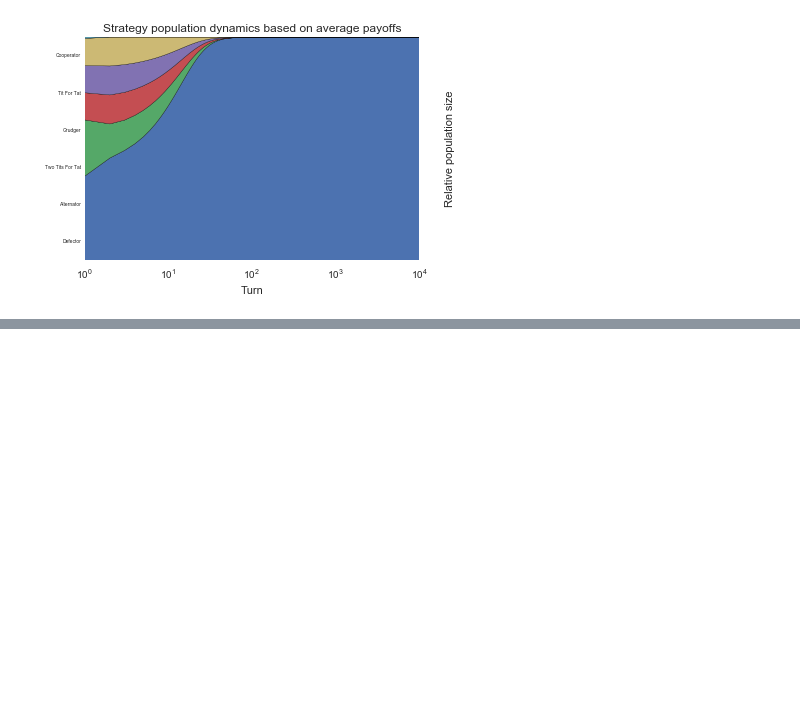
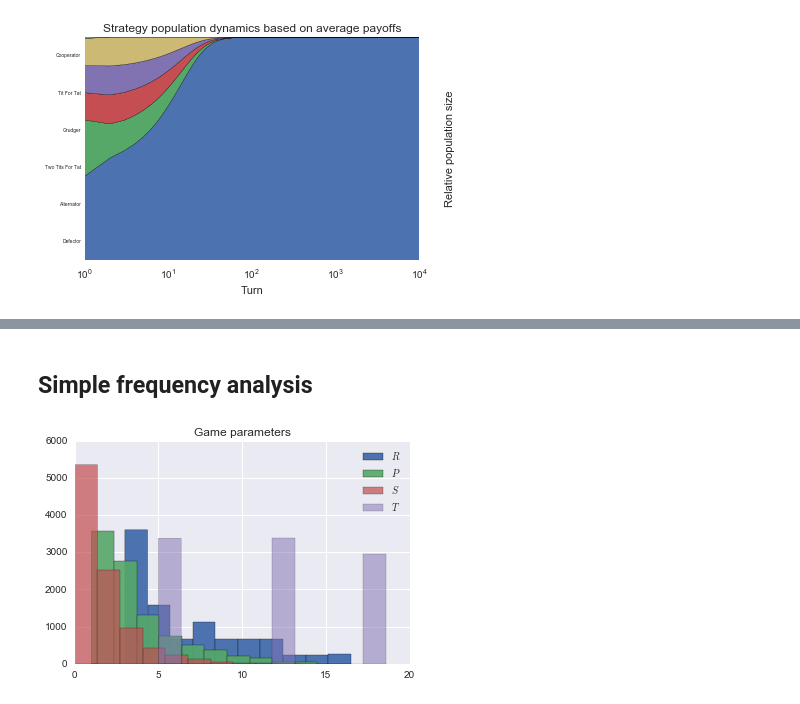
Before and after one commit to drvinceknight/unpeudemath, a Jupyter notebook: assets/code/prisoners_dilemma_of_giving_gifts.ipynb, the cells around one changed output, grey strips where cells are left out. Drawn from its saved outputs; the diff is of its cells as text; code cells hidden in the pictures; blank space fills up the shorter version.

Commit message:
Analysising the daa.

```diff
--- a/assets/code/prisoners_dilemma_of_giving_gifts.ipynb
+++ b/assets/code/prisoners_dilemma_of_giving_gifts.ipynb
@@ -91,0 +93,12 @@ df.describe()
+# %% [markdown]
+## Simple frequency analysis
+# %%
+plt.figure()
+plt.hist(df["R"], label="$R$")
+plt.hist(df["P"], label="$P$", alpha=.9)
+plt.hist(df["S"], label="$S$", alpha=.7)
+plt.hist(df["T"], label="$T$", alpha=.5)
+plt.legend()
+plt.title("Game parameters");
+# %% [output]
+[figure, added]
```
Also changed, not shown: parts of 14 cells of this notebook.
